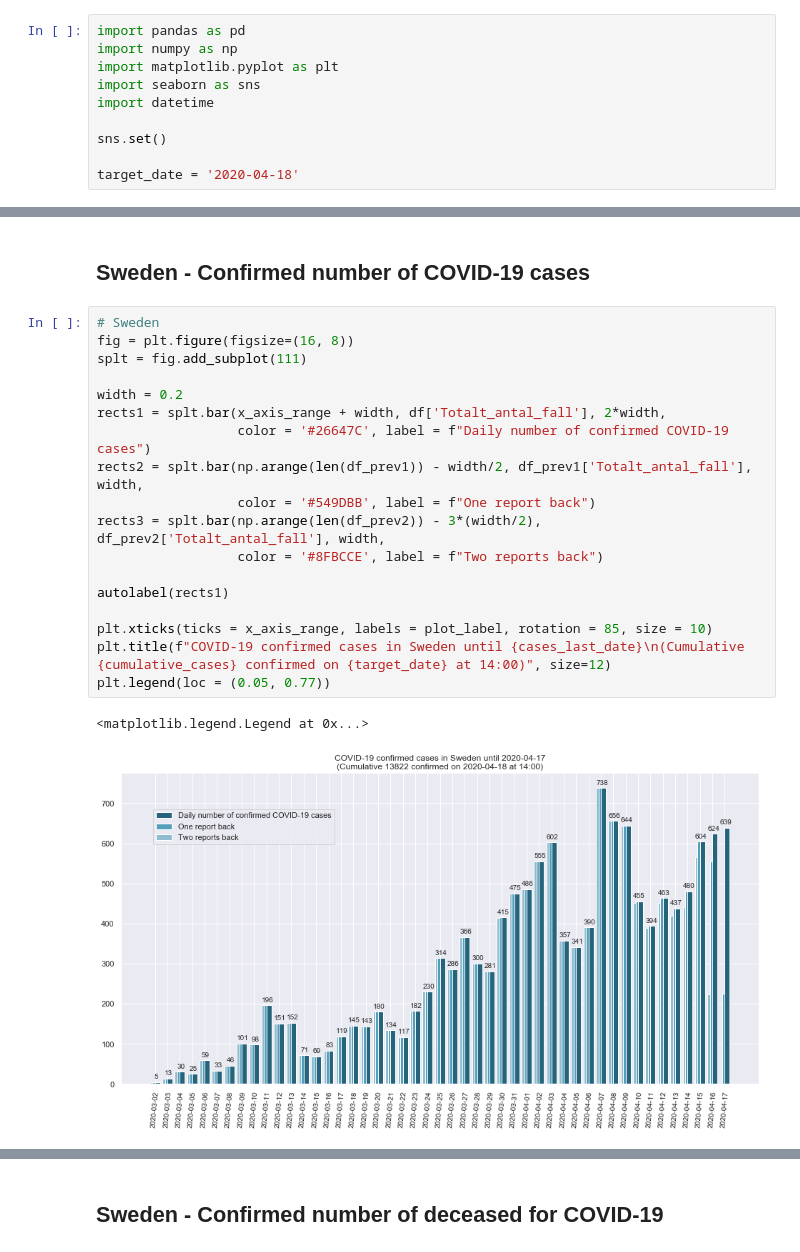
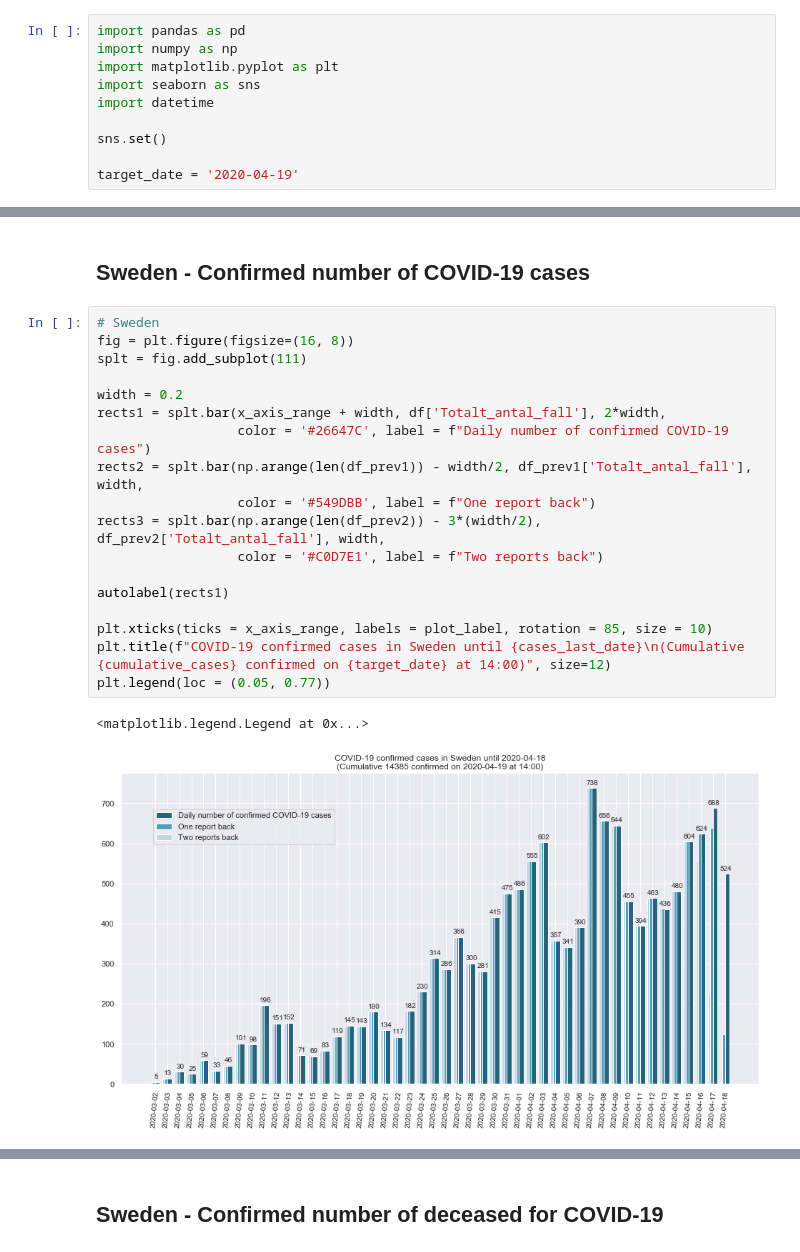
Before and after one commit to lyra-gh/COVID-19, a Jupyter notebook: Sweden/Sweden-COVID-19.ipynb, the cells around one changed output, grey strips where cells are left out. Cells and saved outputs as stored; diff of their text form.

```diff
--- a/Sweden/Sweden-COVID-19.ipynb
+++ b/Sweden/Sweden-COVID-19.ipynb
@@ -23,7 +23,7 @@ import datetime
 
 sns.set()
 
-target_date = '2020-04-18'
+target_date = '2020-04-19'
 # %%
 def get_dfs_from_xlsx(ref_date, xlsx_sheet_name):
     temp_dt_prev1 = datetime.datetime.strptime(ref_date, '%Y-%m-%d') - datetime.timedelta(days=1)
@@ -106,24 +106,24 @@ Total number of COVID-19 cases confirmed on 2020-04-18: 13822 (Stockholm: 5651)
 # %%
 # Sweden
 fig = plt.figure(figsize=(16, 8))
 splt = fig.add_subplot(111)
 
 width = 0.2
 rects1 = splt.bar(x_axis_range + width, df['Totalt_antal_fall'], 2*width,
                   color = '#26647C', label = f"Daily number of confirmed COVID-19 cases")
 rects2 = splt.bar(np.arange(len(df_prev1)) - width/2, df_prev1['Totalt_antal_fall'], width,
                   color = '#549DBB', label = f"One report back")
 rects3 = splt.bar(np.arange(len(df_prev2)) - 3*(width/2), df_prev2['Totalt_antal_fall'], width,
-                  color = '#8FBCCE', label = f"Two reports back")
+                  color = '#C0D7E1', label = f"Two reports back")
 
 autolabel(rects1)
 
 plt.xticks(ticks = x_axis_range, labels = plot_label, rotation = 85, size = 10)
 plt.title(f"COVID-19 confirmed cases in Sweden until {cases_last_date}\n(Cumulative {cumulative_cases} confirmed on {target_date} at 14:00)", size=12)
 plt.legend(loc = (0.05, 0.77))
 # %% [output]
 <matplotlib.legend.Legend at 0x...>
-[figure, old version]
+[figure, new version]
 # %%
 # Linear scale
 fig = plt.figure(figsize=(16, 8))
```
Also changed, not shown: parts of 11 cells of this notebook, 1 other file.
